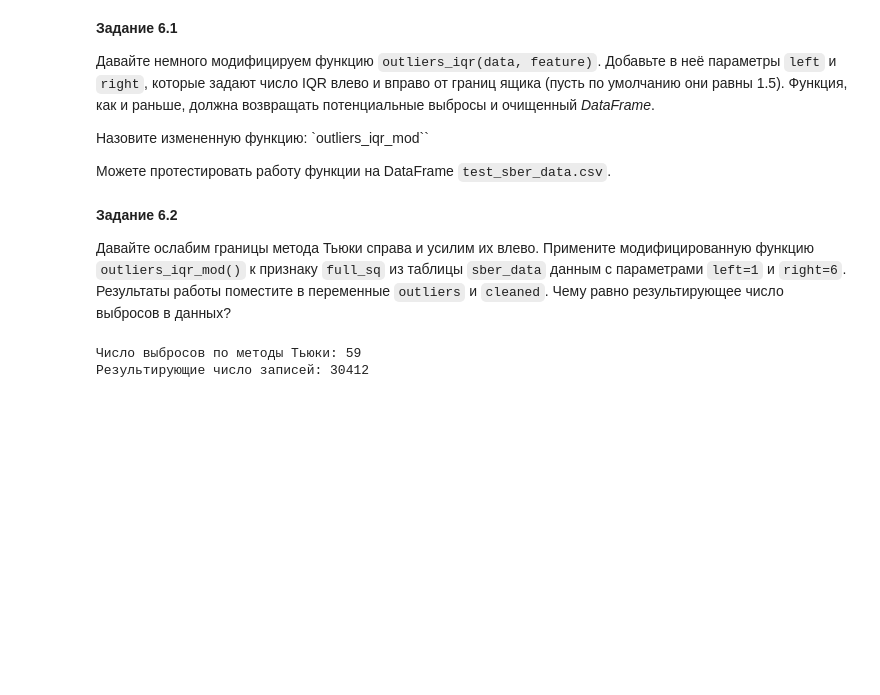
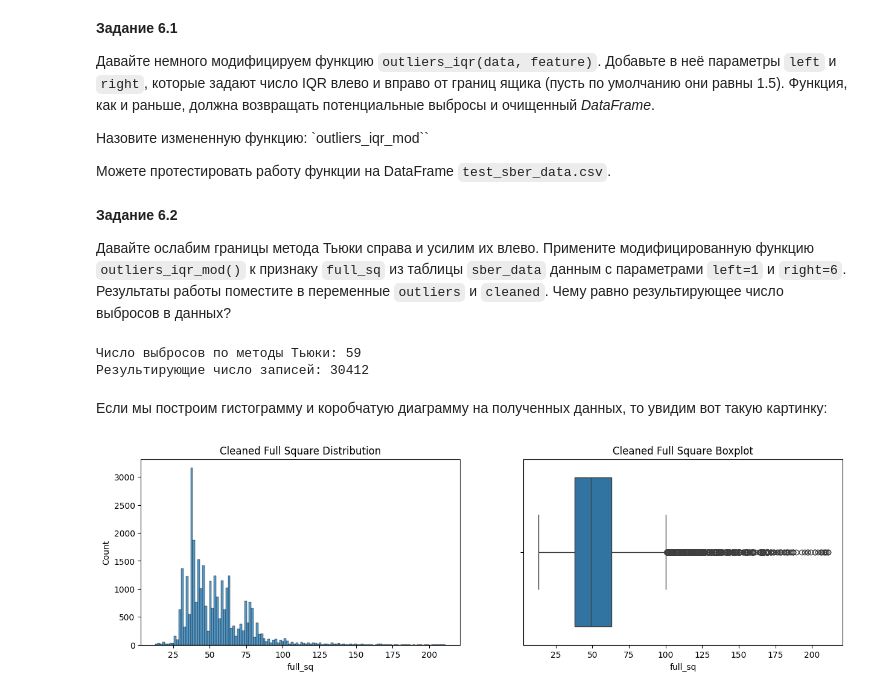
Before and after one commit to AnGera57/st_data_science, a Jupyter notebook: Skillfactory/14 - Очистка данных/Очистка данных.ipynb, the cells around one changed output. Saved outputs shown, nothing was run; the diff lists cells and outputs as text; code cells hidden in the pictures; blank space fills up the shorter version.

```diff
--- a/Skillfactory/14 - Очистка данных/Очистка данных.ipynb
+++ b/Skillfactory/14 - Очистка данных/Очистка данных.ipynb
@@ -847,3 +847,22 @@ print(f'Результирующие число записей: {cleaned.shape[0
 # %% [output]
 Число выбросов по методы Тьюки: 59
 Результирующие число записей: 30412
+# %% [markdown]
+Если мы построим гистограмму и коробчатую диаграмму на полученных данных, то увидим вот такую картинку:
+# %%
+fig, axes = plt.subplots(ncols=2, nrows=1, figsize=(15, 4))
+histplot = sns.histplot(
+    data=cleaned,
+    x='full_sq',
+    ax=axes[0] # Ось, на которой изображается конкретный подграфик
+)
+histplot.set_title('Cleaned Full Square Distribution');
+
+boxplot = sns.boxplot(
+    data=cleaned,
+    x='full_sq',
+    ax=axes[1]
+);
+boxplot.set_title('Cleaned Full Square Boxplot');
+# %% [output]
+[figure, added]
```
Also changed, not shown: parts of 70 cells of this notebook, 1 other file.
